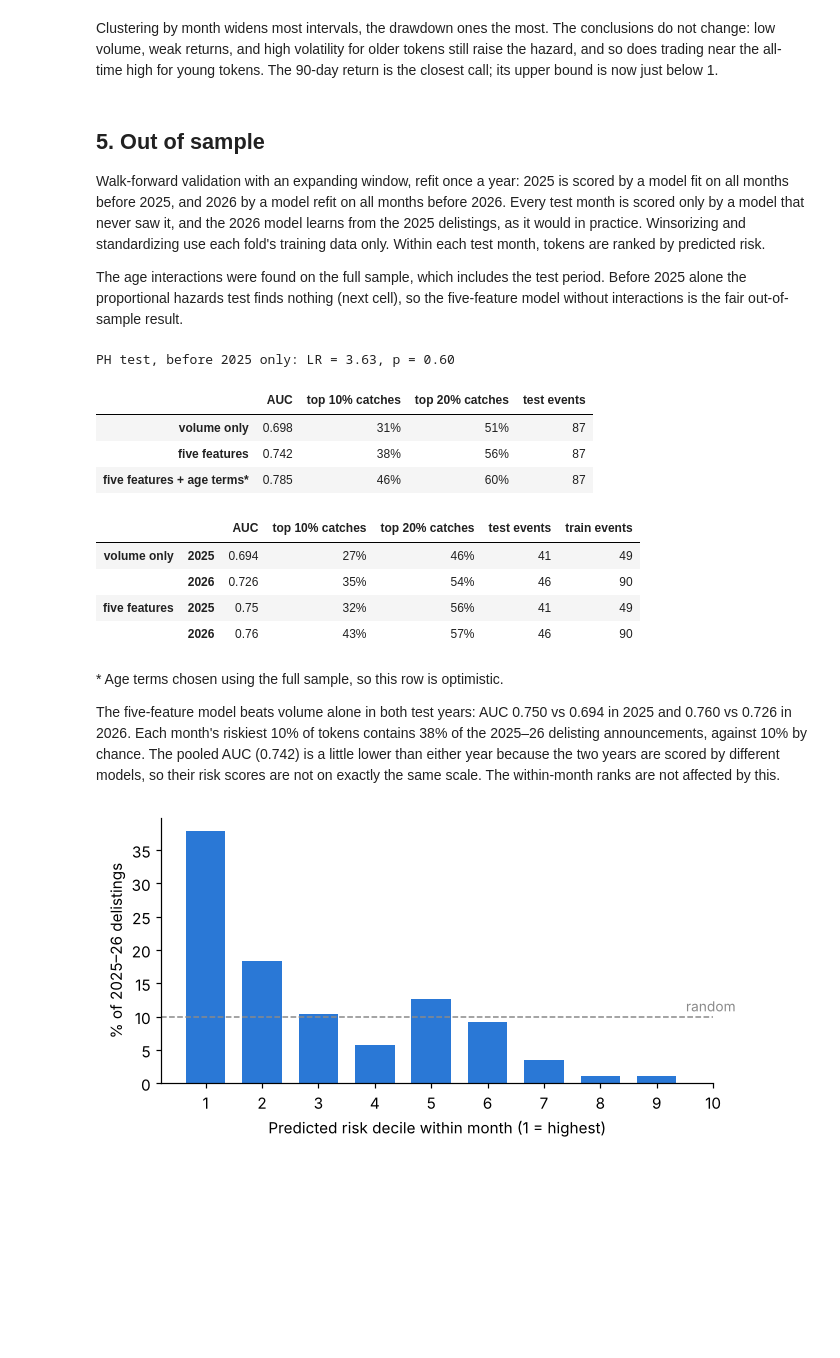
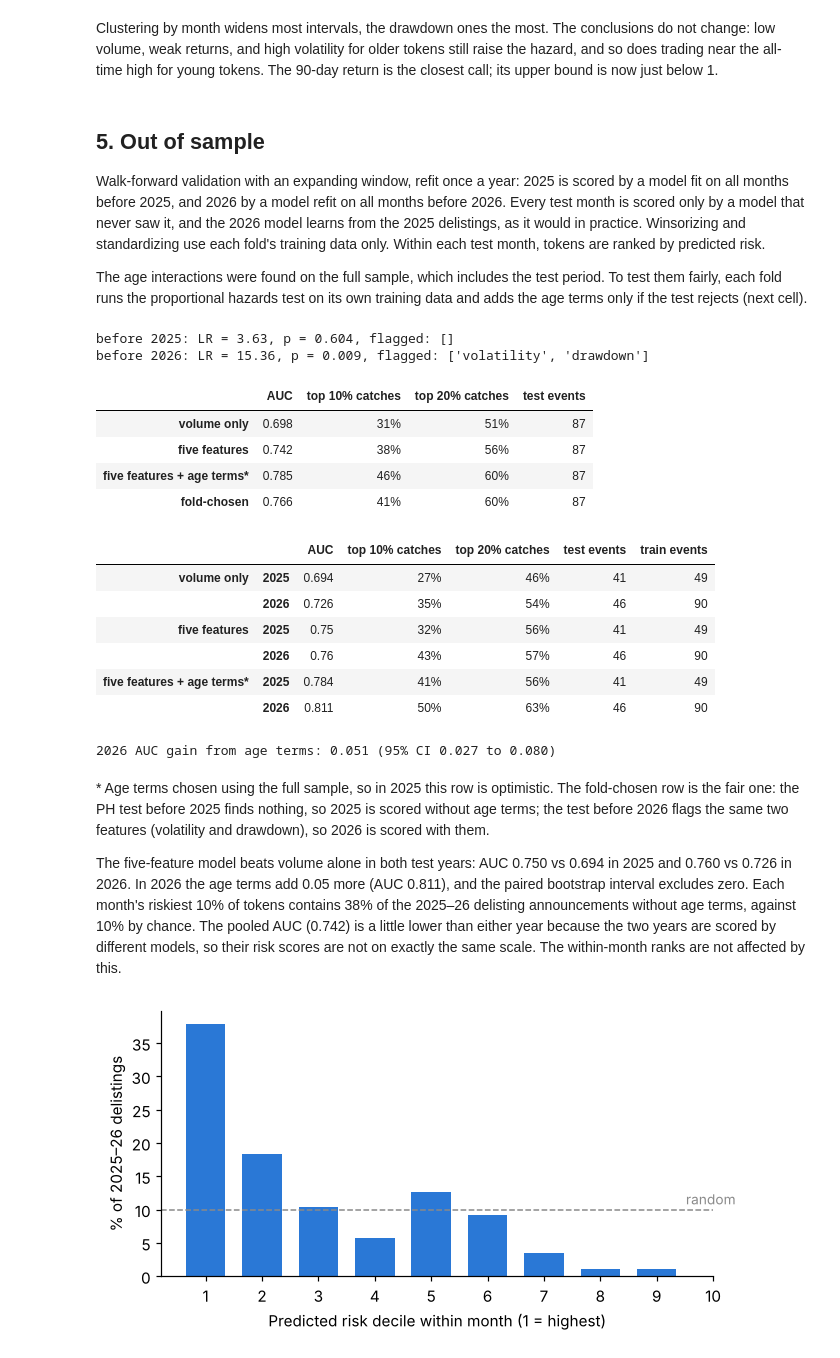
Before and after one commit to yuyanranq-commits/Crypto-Factor-Research, a Jupyter notebook: delisting/survival_analysis.ipynb, the cells around one changed output. Drawn from its saved outputs; the diff is of its cells as text; code cells hidden in the pictures; blank space fills up the shorter version.

```diff
--- a/delisting/survival_analysis.ipynb
+++ b/delisting/survival_analysis.ipynb
@@ -344,23 +344,25 @@ before 2025, and 2026 by a model refit on all months before 2026. Every test mon
 saw it, and the 2026 model learns from the 2025 delistings, as it would in practice. Winsorizing and standardizing use
 each fold's training data only. Within each test month, tokens are ranked by predicted risk.
 
-The age interactions were found on the full sample, which includes the test period. Before 2025 alone the
-proportional hazards test finds nothing (next cell), so the five-feature model without interactions is the fair out-of-sample result.
+The age interactions were found on the full sample, which includes the test period. To test them fairly, each fold
+runs the proportional hazards test on its own training data and adds the age terms only if the test rejects (next cell).
 # %%
-# Proportional hazards test on the first training window only (months before 2025)
-before = prep(panel[panel.month_start < pd.Timestamp('2025-01-01')])
-t = before.copy()
-t['log_age'] = np.log(t['start_age']) - np.log(t['start_age']).mean()
-for x in X:
-    t[x + '_x_age'] = t[x] * t['log_age']
-lr = 2 * (fit(t, X + XA).log_likelihood_ - fit(t, X).log_likelihood_)
-print(f'PH test, before 2025 only: LR = {lr:.2f}, p = {stats.chi2.sf(lr, len(XA)):.2f}')
+TEST_YEARS = [2025, 2026]
+
+# Proportional hazards test on each training window only
+for year in TEST_YEARS:
+    t = prep(panel[panel.month_start < pd.Timestamp(f'{year}-01-01')])
+    t['log_age'] = np.log(t['start_age']) - np.log(t['start_age']).mean()
+    for x in X:
+        t[x + '_x_age'] = t[x] * t['log_age']
+    m = fit(t, X + XA)
+    lr = 2 * (m.log_likelihood_ - fit(t, X).log_likelihood_)
+    flagged = [x for x in X if m.summary.loc[x + '_x_age', 'p'] < 0.05]
+    print(f'before {year}: LR = {lr:.2f}, p = {stats.chi2.sf(lr, len(XA)):.3f}, flagged: {flagged}')
 # %% [output]
-PH test, before 2025 only: LR = 3.63, p = 0.60
+before 2025: LR = 3.63, p = 0.604, flagged: []
+before 2026: LR = 15.36, p = 0.009, flagged: ['volatility', 'drawdown']
 # %%
-TEST_YEARS = [2025, 2026]
-
-
 def walk_forward(features):
     # Expanding window: each test year is scored by a model fit on all months before it
     folds = []
@@ -390,6 +392,9 @@ def metrics(s):
 
 models = {'volume only': ['volume'], 'five features': X, 'five features + age terms*': XY}
 runs = {name: walk_forward(features) for name, features in models.items()}
+# fold-chosen: age terms only where the fold's own PH test rejects (2026, not 2025)
+runs['fold-chosen'] = pd.concat([runs['five features'].query('test_year == 2025'),
+                                 runs['five features + age terms*'].query('test_year == 2026')])
 scored = runs['five features']
 
 oos = pd.DataFrame({name: metrics(s) for name, s in runs.items()}).T
@@ -399,26 +404,48 @@ oos
 | volume only | 0.698 | 31% | 51% | 87 |
 | five features | 0.742 | 38% | 56% | 87 |
 | five features + age terms* | 0.785 | 46% | 60% | 87 |
+| fold-chosen | 0.766 | 41% | 60% | 87 |
 # %%
 # The same metrics for each test year, and how many delistings each model was fit on
 by_year = pd.DataFrame({
     (name, year): {**metrics(s[s.test_year == year]),
                    'train events': int(s.loc[s.test_year == year, 'train_events'].iloc[0])}
-    for name, s in runs.items() if name != 'five features + age terms*'
+    for name, s in runs.items() if name in ['volume only', 'five features', 'five features + age terms*']
     for year in TEST_YEARS
 }).T
 by_year
 # %% [output]
 |  |  | AUC | top 10% catches | top 20% catches | test events | train events |
 | volume only | 2025 | 0.694 | 27% | 46% | 41 | 49 |
 |  | 2026 | 0.726 | 35% | 54% | 46 | 90 |
 | five features | 2025 | 0.75 | 32% | 56% | 41 | 49 |
 |  | 2026 | 0.76 | 43% | 57% | 46 | 90 |
+| five features + age terms* | 2025 | 0.784 | 41% | 56% | 41 | 49 |
+|  | 2026 | 0.811 | 50% | 63% | 46 | 90 |
+# %%
+# Does adding the age terms raise the 2026 AUC? Paired bootstrap over test months
+a = runs['five features'].query('test_year == 2026')
+b = runs['five features + age terms*'].query('test_year == 2026')
+ga, gb = dict(list(a.groupby('month_start'))), dict(list(b.groupby('month_start')))
+rng = np.random.default_rng(0)
+gains = []
+for _ in range(1000):
+    pick = rng.choice(list(ga), len(ga))
+    A, B = pd.concat([ga[m] for m in pick]), pd.concat([gb[m] for m in pick])
+    gains.append(roc_auc_score(B.event, B.risk) - roc_auc_score(A.event, A.risk))
+gain = roc_auc_score(b.event, b.risk) - roc_auc_score(a.event, a.risk)
+lo, hi = np.quantile(gains, [0.025, 0.975])
+print(f'2026 AUC gain from age terms: {gain:.3f} (95% CI {lo:.3f} to {hi:.3f})')
+# %% [output]
+2026 AUC gain from age terms: 0.051 (95% CI 0.027 to 0.080)
 # %% [markdown]
-\* Age terms chosen using the full sample, so this row is optimistic.
+\* Age terms chosen using the full sample, so in 2025 this row is optimistic. The fold-chosen row is the fair one:
+the PH test before 2025 finds nothing, so 2025 is scored without age terms; the test before 2026 flags the same two
+features (volatility and drawdown), so 2026 is scored with them.
 
 The five-feature model beats volume alone in both test years: AUC 0.750 vs 0.694 in 2025 and 0.760 vs 0.726 in 2026.
-Each month's riskiest 10% of tokens contains 38% of the 2025–26 delisting announcements, against 10% by chance.
+In 2026 the age terms add 0.05 more (AUC 0.811), and the paired bootstrap interval excludes zero.
+Each month's riskiest 10% of tokens contains 38% of the 2025–26 delisting announcements without age terms, against 10% by chance.
 The pooled AUC (0.742) is a little lower than either year because the two years are scored by different models,
 so their risk scores are not on exactly the same scale. The within-month ranks are not affected by this.
 # %%
```
Also changed, not shown: 1 other file.
